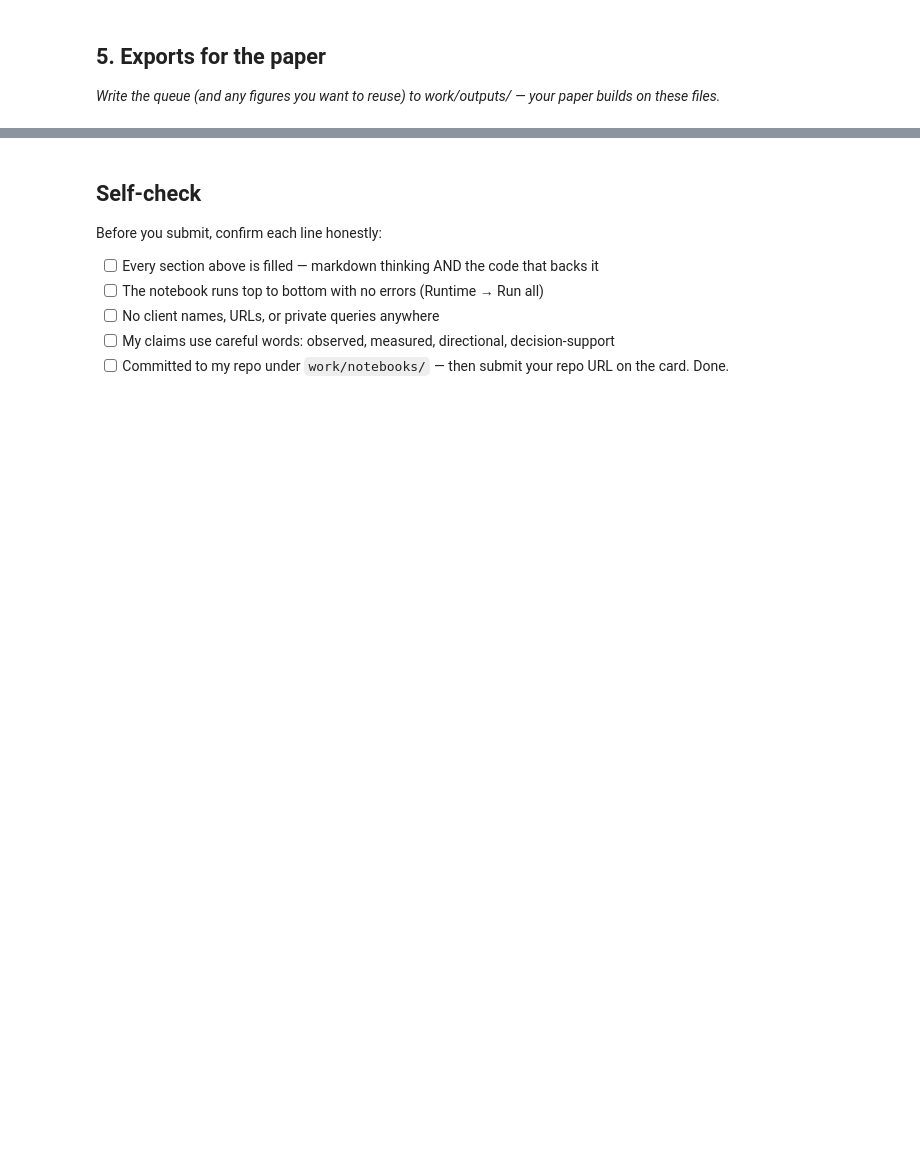
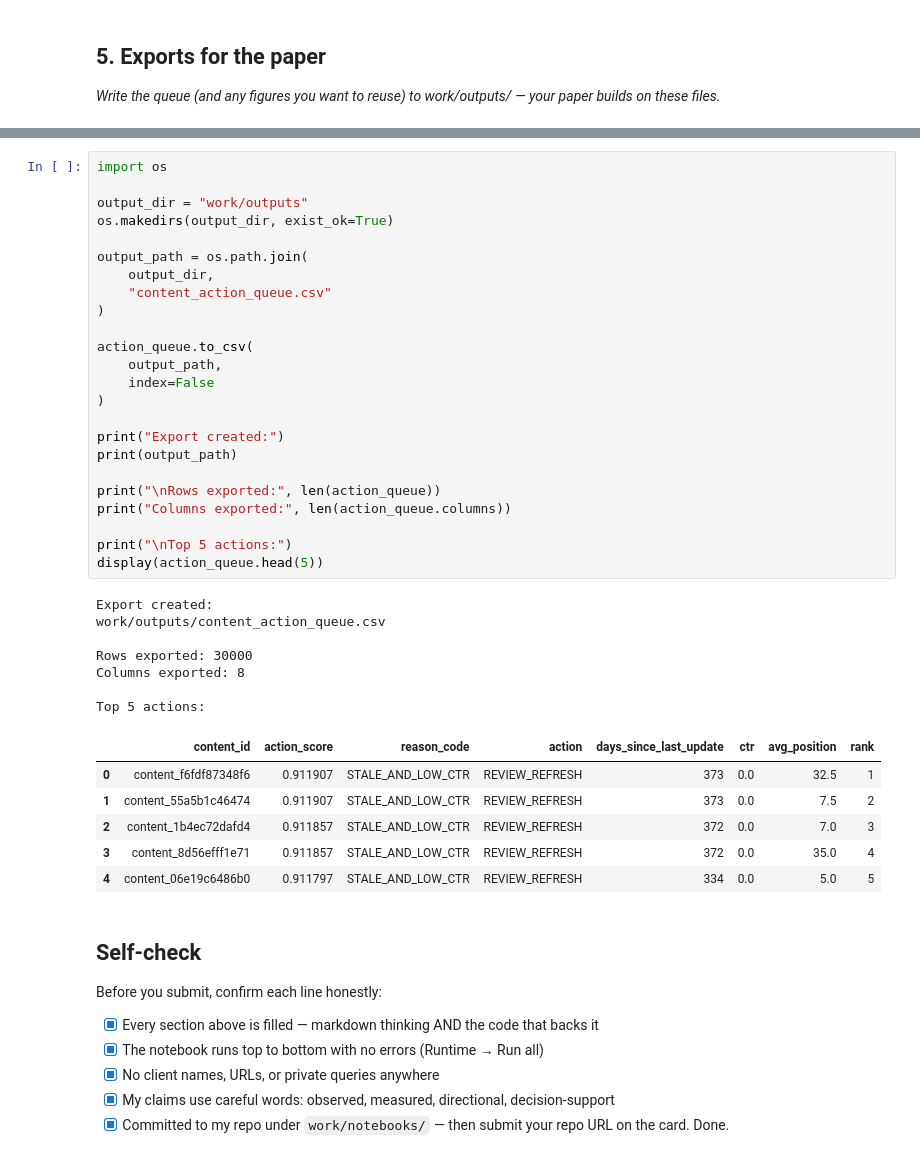
Before and after one commit to ruchitgoud/flyrankai-intern, a Jupyter notebook: work/notebooks/w07_action_playbook.ipynb, the cells around one changed output, grey strips where cells are left out. Drawn from its saved outputs; the diff is of its cells as text; blank space fills up the shorter version.

```diff
--- a/work/notebooks/w07_action_playbook.ipynb
+++ b/work/notebooks/w07_action_playbook.ipynb
@@ -44,10 +269,48 @@ This skeleton is yours to fill. Work the sections **in order** — each one has
+# %%
+import os
+
+output_dir = "work/outputs"
+os.makedirs(output_dir, exist_ok=True)
+
+output_path = os.path.join(
+    output_dir,
+    "content_action_queue.csv"
+)
+
+action_queue.to_csv(
+    output_path,
+    index=False
+)
+
+print("Export created:")
+print(output_path)
+
+print("\nRows exported:", len(action_queue))
+print("Columns exported:", len(action_queue.columns))
+
+print("\nTop 5 actions:")
+display(action_queue.head(5))
+# %% [output]
+Export created:
+work/outputs/content_action_queue.csv
+
+Rows exported: 30000
+Columns exported: 8
+
+Top 5 actions:
+|  | content_id | action_score | reason_code | action | days_since_last_update | ctr | avg_position | rank |
+| 0 | content_f6fdf87348f6 | 0.911907 | STALE_AND_LOW_CTR | REVIEW_REFRESH | 373 | 0.0 | 32.5 | 1 |
+| 1 | content_55a5b1c46474 | 0.911907 | STALE_AND_LOW_CTR | REVIEW_REFRESH | 373 | 0.0 | 7.5 | 2 |
+| 2 | content_1b4ec72dafd4 | 0.911857 | STALE_AND_LOW_CTR | REVIEW_REFRESH | 372 | 0.0 | 7.0 | 3 |
+| 3 | content_8d56efff1e71 | 0.911857 | STALE_AND_LOW_CTR | REVIEW_REFRESH | 372 | 0.0 | 35.0 | 4 |
+| 4 | content_06e19c6486b0 | 0.911797 | STALE_AND_LOW_CTR | REVIEW_REFRESH | 334 | 0.0 | 5.0 | 5 |
 # %% [markdown]
 ## Self-check
 
 Before you submit, confirm each line honestly:
 
-- [ ] Every section above is filled — markdown thinking AND the code that backs it
-- [ ] The notebook runs top to bottom with no errors (Runtime → Run all)
-- [ ] No client names, URLs, or private queries anywhere
-- [ ] My claims use careful words: observed, measured, directional, decision-support
-- [ ] Committed to my repo under `work/notebooks/` — then submit your repo URL on the card. Done.
+- [x] Every section above is filled — markdown thinking AND the code that backs it
+- [x] The notebook runs top to bottom with no errors (Runtime → Run all)
+- [x] No client names, URLs, or private queries anywhere
+- [x] My claims use careful words: observed, measured, directional, decision-support
+- [x] Committed to my repo under `work/notebooks/` — then submit your repo URL on the card. Done.
```
Also changed, not shown: parts of 14 cells of this notebook.
